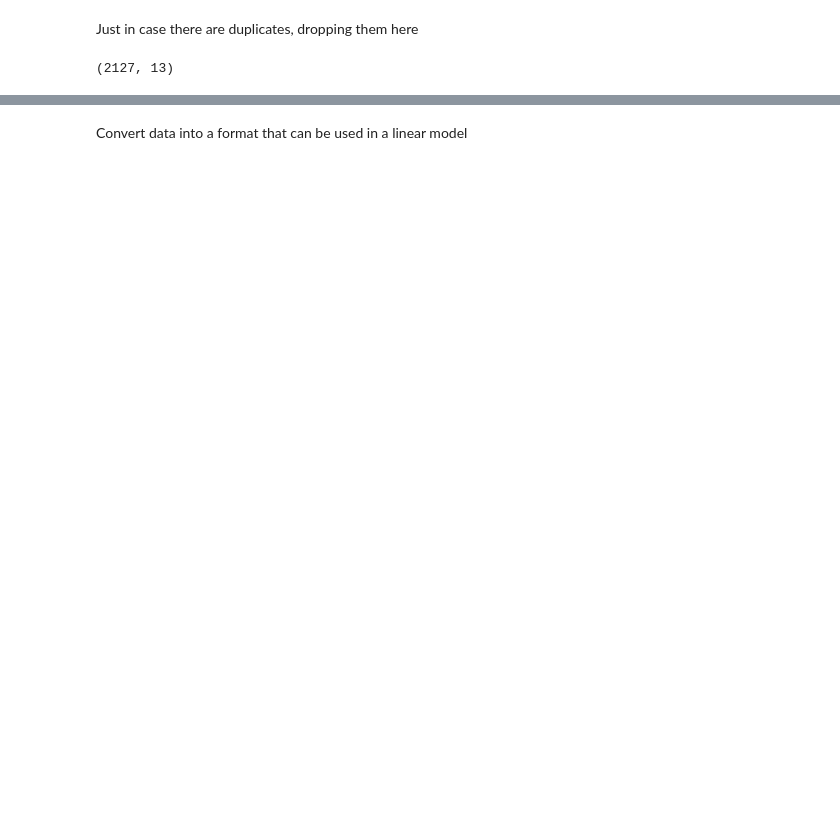
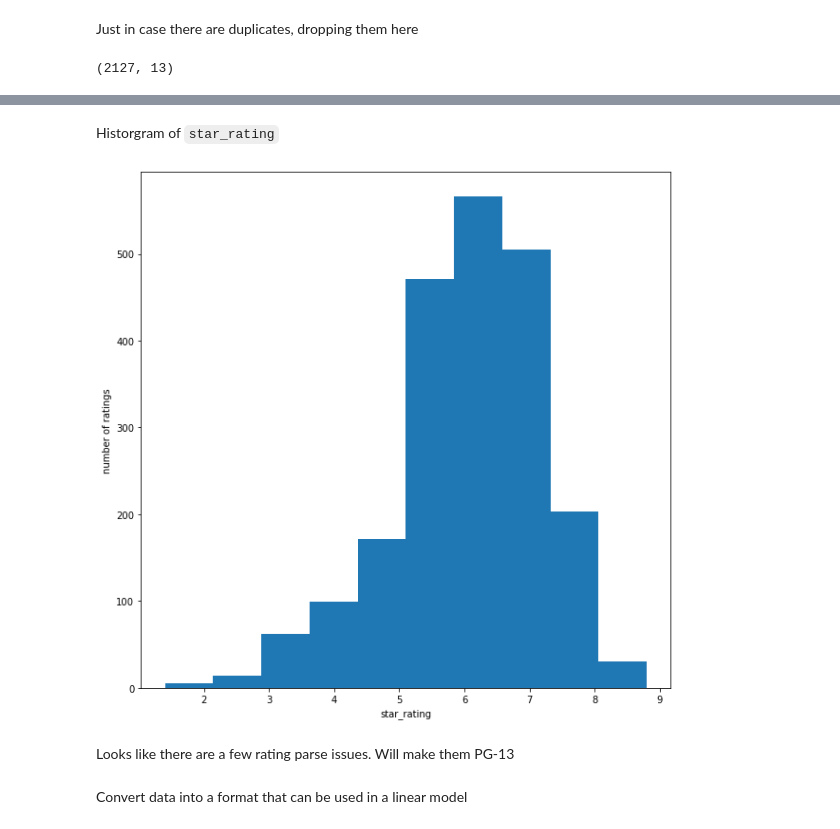
Before and after one commit to michael-a-green/Metis_Project2, a Jupyter notebook: Project2.ipynb, the cells around one changed output, grey strips where cells are left out. Cells and saved outputs as stored; diff of their text form; code cells hidden in the pictures; blank space fills up the shorter version.

```diff
--- a/Project2.ipynb
+++ b/Project2.ipynb
@@ -520,0 +518,11 @@ Doesn't appear to be any.
+# %% [markdown]
+Historgram of `star_rating`
+# %%
+plt.figure(figsize=(10,10))
+plt.hist(movie_df_processed["star_rating"],10)
+plt.xlabel("star_rating")
+plt.ylabel("number of ratings");
+# %% [output]
+[figure, added]
+# %% [markdown]
+Looks like there are a few rating parse issues. Will make them PG-13
```
Also changed, not shown: parts of 62 cells of this notebook, 1 other file.
